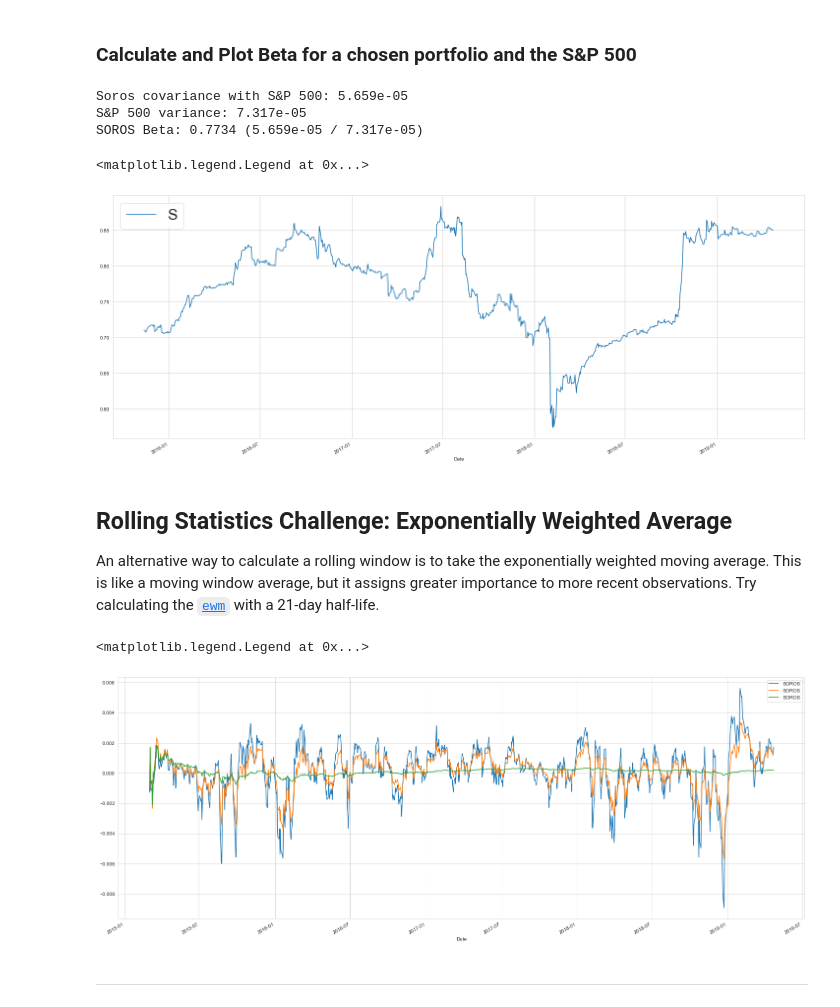
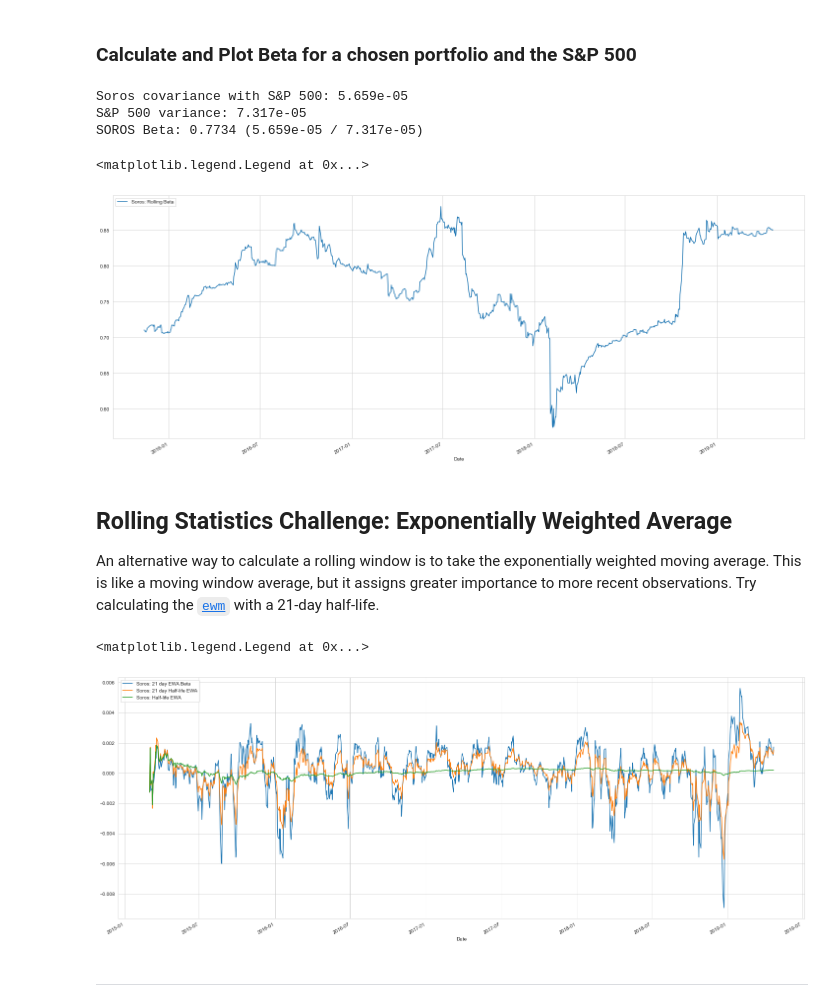
Before and after one commit to PanicAtTheDisco88/python-homework, a Jupyter notebook: WhalesAnalysis/whale_analysis.ipynb, the cells around one changed output. Saved outputs shown, nothing was run; the diff lists cells and outputs as text; code cells hidden in the pictures.

```diff
--- a/WhalesAnalysis/whale_analysis.ipynb
+++ b/WhalesAnalysis/whale_analysis.ipynb
@@ -441,15 +443,15 @@ rolling_soros_beta = rolling_soros_covariance / rolling_sp500_variance
 # Step 4: Plot rolling beta of Soros portfolio
 plt.figure(figsize=(25, 10))
 rolling_soros_beta.plot()
-plt.legend("Soros Portfolio Beta", prop={'size': 30})
 
-#HELP: LEGEND FORMAT?
+# Step 5: Add legend to plot
+plt.legend(['Soros: Rolling Beta'], loc=2, fontsize='medium')
 # %% [output]
 Soros covariance with S&P 500: 5.659e-05
 S&P 500 variance: 7.317e-05
 SOROS Beta: 0.7734 (5.659e-05 / 7.317e-05)
 <matplotlib.legend.Legend at 0x...>
-[figure, old version]
+[figure, new version]
 # %% [markdown]
 ## Rolling Statistics Challenge: Exponentially Weighted Average
 
@@ -458,36 +460,38 @@ An alternative way to calculate a rolling window is to take the exponentially we
 # Use `ewm` to calculate the rolling window
 
 # SOROS 21-day exponentially weighted average
 SOROS_21ewm = all_returns_df['SOROS'].ewm(span=21,adjust=False).mean()
 
 
 # Code from pandas API: https://pandas.pydata.org/docs/reference/api/pandas.DataFrame.ewm.html
 times = all_returns_df.index
 times = pd.DatetimeIndex(times)
 
 SOROS_21day_halflife_ewm = all_returns_df['SOROS'].ewm(halflife='21 day', times=pd.DatetimeIndex(times)).mean()
 
 
 # SOROS half-life exponentially weighted average over entire dataset
 length = len(all_returns_df)
 string_halflife = str(length)+ ' days'
 
 SOROS_halflife_ewm = all_returns_df['SOROS'].ewm(halflife=string_halflife, times=pd.DatetimeIndex(times)).mean()
 
 
 
-#Plot 21-day exponentially weighted average and half-life exponentially weighted average
+# Plot 21-day exponentially weighted average and half-life exponentially weighted average
 plt.figure(figsize=(25, 10))
 SOROS_21ewm.plot()
 SOROS_21day_halflife_ewm.plot()
 SOROS_halflife_ewm.plot()
-plt.legend()
+
+# Add legend to plot
+plt.legend(['Soros: 21 day EWA Beta','Soros: 21 day Half-life EWA','Soros: Half-life EWA'], loc=2, fontsize='medium')
 
 #HELP: Do not understand parameteres for ewm with halflife
 #HELP: Need to fix legend
 # %% [output]
 <matplotlib.legend.Legend at 0x...>
-[figure, old version]
+[figure, new version]
 # %% [markdown]
 ---
 # %% [markdown]
```
Also changed, not shown: parts of 18 cells of this notebook.
